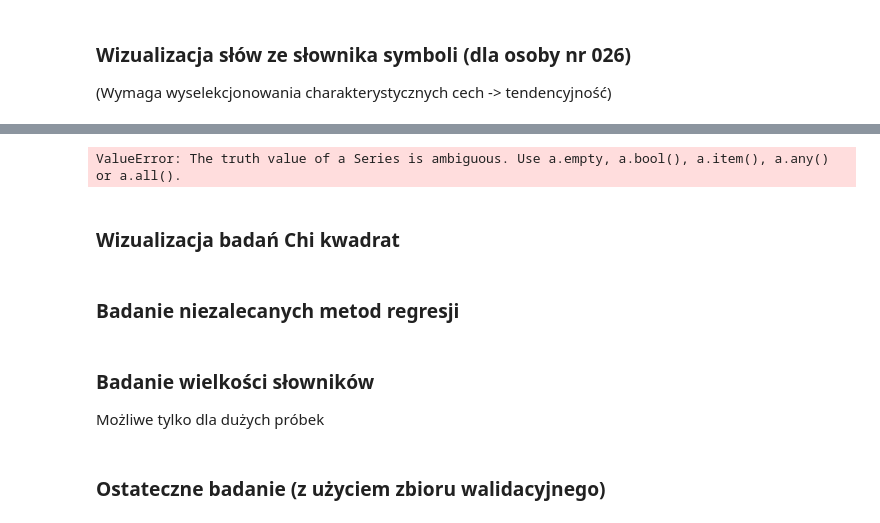
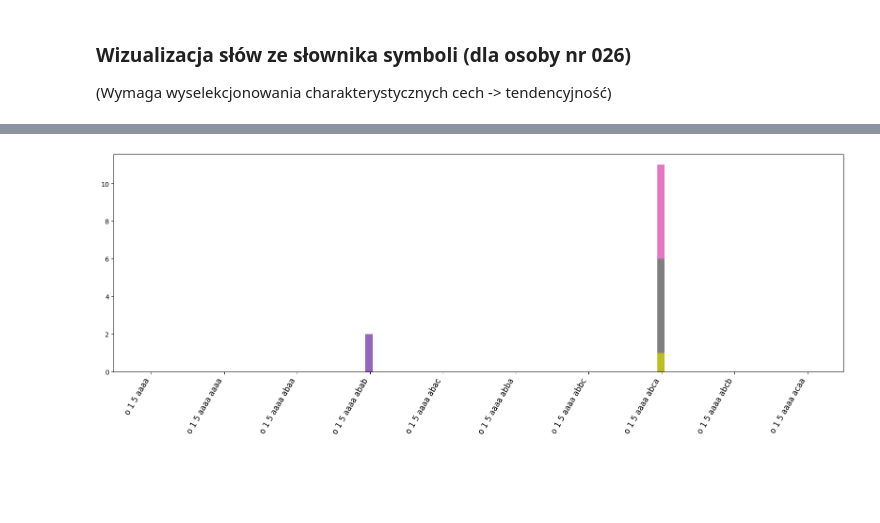
Before and after one commit to drabarekp/sensorDataAnalysis, a Jupyter notebook: plot_weasel_muse.ipynb, the cells around one changed output, grey strips where cells are left out. Cells and saved outputs as stored; diff of their text form; code cells hidden in the pictures; blank space fills up the shorter version.

```diff
--- a/plot_weasel_muse.ipynb
+++ b/plot_weasel_muse.ipynb
@@ -539,11 +539,21 @@ ValueError: At least two consecutive quantiles are equal. Consider trying with a
 ### Wizualizacja słów ze słownika symboli (dla osoby nr 026)
 
 (Wymaga wyselekcjonowania charakterystycznych cech -> tendencyjność)
+# %%
+vocab_keys = list(sorted(WEASEL_transformer.vocabulary_.keys()))
+len(vocab_keys)
+# %%
+vocab = dct = {key: WEASEL_transformer.vocabulary_[key] for key in vocab_keys[:10]}
+vocab_length = 10
+# %%
+table = pd.DataFrame(train_data)
+table = table.iloc[:, :10]
+table.shape
 # %%
 # vocabulary_length = len(WEASEL_transformer.vocabulary_)
 # print(vocabulary_length)
-# width = 0.3
-
+width = 0.3
+#
 # table = pd.DataFrame(train_data)
 # m2 = (table[y_train == 0]).any()
 # print (m2)
@@ -553,29 +563,29 @@ ValueError: At least two consecutive quantiles are equal. Consider trying with a
 # table[y_train == 0, [i for i in table.columns if table[(y_train == 0) & (table[i] > 0)].count() > 0]].shape
 # print(train_data[y_train == 0, ])
 
-# plt.figure(figsize=(20, 6))
-# for cls in range(len(le.classes_)):
-#     plt.bar(np.arange(vocabulary_length) - width / 2, train_data[y_train == 0][0],
+
+plt.figure(figsize=(20, 6))
+for cls in range(len(le.classes_)):
+    plt.bar(np.arange(10) - width / 2, train_data[y_train == 0][0],
+        width=width, label='First time series in class 0')
+# plt.bar(np.arange(10) - width / 2, train_data[y_train == 0][0],
 #         width=width, label='First time series in class 0')
-# plt.bar(np.arange(vocabulary_length) - width / 2, train_data[y_train == 0][0],
-#         width=width, label='First time series in class 0')
-# plt.bar(np.arange(vocabulary_length) + width / 2, train_data[y_train == 1][0],
-#         width=width, label='First time series in class 1')
-#
-# plt.xticks(np.arange(vocabulary_length),
-#            np.vectorize(WEASEL_transformer.vocabulary_.get)(
-#                np.arange(train_data[0].size)),
-#            fontsize=12, rotation=60, ha='right')
-# y_max = np.max(np.concatenate([train_data[y_train == 0][0],
-#                                train_data[y_train == 1][0]]))
-#
-# plt.yticks(np.arange(y_max + 1), fontsize=12)
-# plt.xlabel("Words", fontsize=14)
-# plt.ylabel("Frequencies", fontsize=14)
-# plt.title("WEASEL+MUSE transformation", fontsize=16)
-# plt.legend(loc='best', fontsize=10)
-#
-# plt.subplots_adjust(bottom=0.27)
-# plt.tight_layout()
-# plt.show()
+    plt.bar(np.arange(10) + width / 2, table[y_train == 1][0],
+        width=width, label='First time series in class 1')
+
+plt.xticks(np.arange(10),
+           np.vectorize(vocab.get)(np.arange(10)),
+           fontsize=12, rotation=60, ha='right')
+y_max = np.max(np.concatenate([table[y_train == 0][0],
+                               table[y_train == 1][0]]))
+
+plt.yticks(np.arange(y_max + 1), fontsize=12)
+plt.xlabel("Words", fontsize=14)
+plt.ylabel("Frequencies", fontsize=14)
+plt.title("WEASEL+MUSE transformation", fontsize=16)
+plt.legend(loc='best', fontsize=10)
+
+plt.subplots_adjust(bottom=0.27)
+plt.tight_layout()
+plt.show()
 # %% [output]
@@ -599,11 +593 @@ Index([   16,    28,    29,    30,    37,    38,    39,    40,    44,    55,
-ValueError: The truth value of a Series is ambiguous. Use a.empty, a.bool(), a.item(), a.any() or a.all().
+[figure, added]
-# %% [markdown]
-### Wizualizacja badań Chi kwadrat
-# %% [markdown]
-### Badanie niezalecanych metod regresji
-# %% [markdown]
-### Badanie wielkości słowników
-
-Możliwe tylko dla dużych próbek
-# %% [markdown]
-### Ostateczne badanie (z użyciem zbioru walidacyjnego)
```
Also changed, not shown: parts of 3 cells of this notebook.
